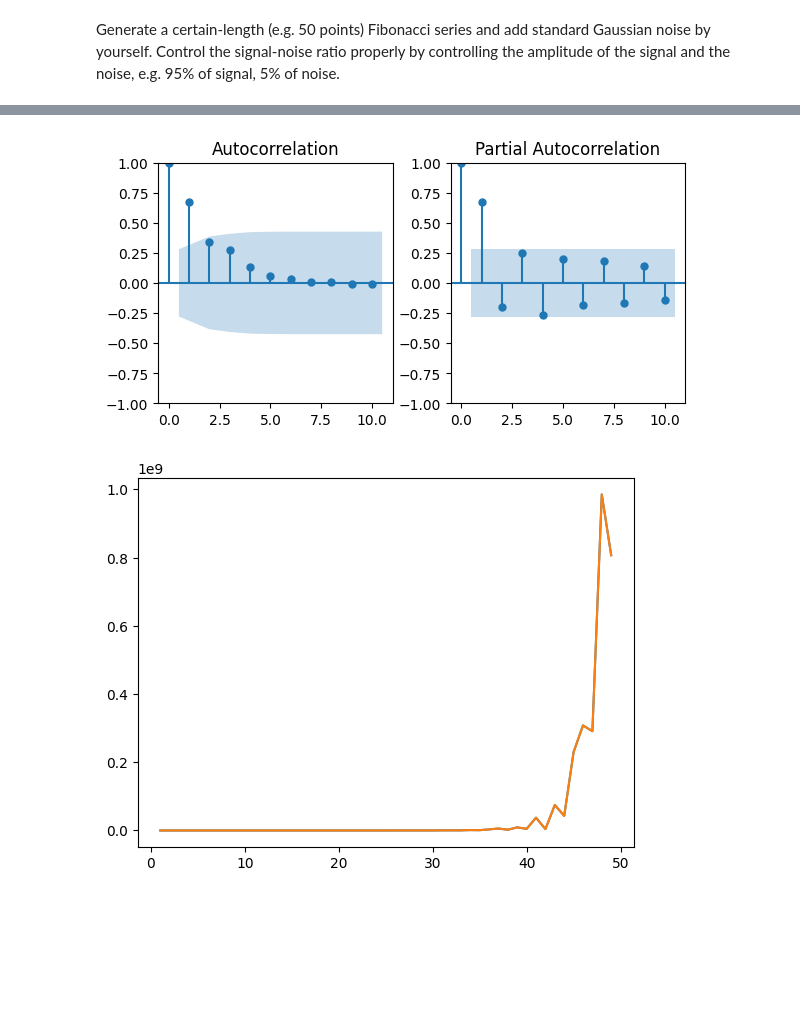
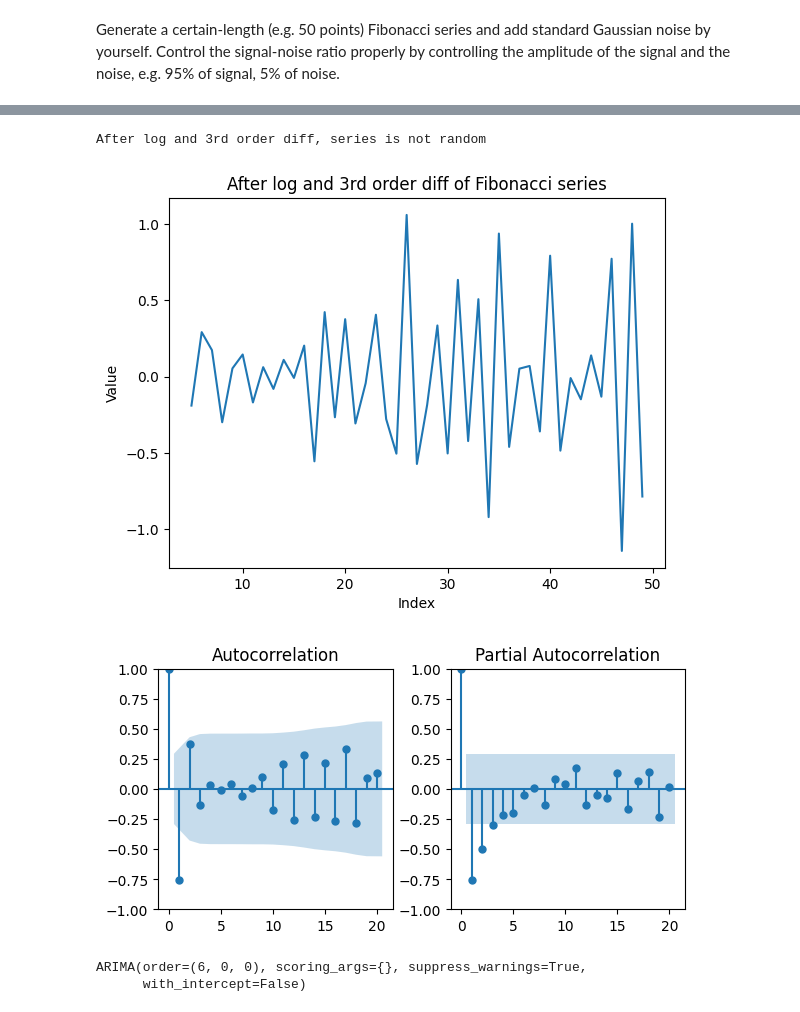
Before and after one commit to BeethovenKodar/IL2233-Project, a Jupyter notebook: 1-task.ipynb, the cells around one changed output, grey strips where cells are left out. Drawn from its saved outputs; the diff is of its cells as text; code cells hidden in the pictures; blank space fills up the shorter version.

```diff
--- a/1-task.ipynb
+++ b/1-task.ipynb
@@ -252,13 +256,19 @@ plotdata(ARMA_series, ARMA_pred, arma_title, SAMPLE_SIZE, 4)
 # %% [markdown]
 Generate a certain-length (e.g. 50 points) Fibonacci series and add standard Gaussian noise by yourself. Control the signal-noise ratio properly by controlling the amplitude of the signal and the noise, e.g. 95% of signal, 5% of noise.
 # %%
-# create a fibonacci series of length 50
 LEN = 50
-fibonacci = Series(np.zeros(LEN), dtype=int)
-fibonacci[1] = 1
+fib_series = Series(np.zeros(LEN), dtype=int)
+
+fib_series[1] = 1
 for i in range(2, LEN):
-    fibonacci[i] = int(fibonacci[i-1] + fibonacci[i-2]) + np.random.normal(0, fibonacci[i-1]*0.3)
+    fib_series[i] = int(fib_series[i-1] + fib_series[i-2]) + np.random.normal(0, fib_series[i-1]*0.25)
 
-fibonacci.plot(figsize=(5, 2), kind='line', xlabel='Time', ylabel='Value (log)', title='Fibonacci series')
+plt.figure(figsize=(8, 5))
+plt.plot(fib_series, marker='o', linestyle='-', color='blue')
+plt.yscale('log')
+plt.xlabel('Time')
+plt.ylabel('Value (log)')
+plt.title('Fibonacci series')
+
 plt.show()
 # %% [output]
@@ -268,17 +278,22 @@ Before creating the ARIMA model, its parameters p,d,q must be determined.
 # %%
+log_3od_series = np.log(fib_series[2:]).diff().diff().diff().dropna()
+print(f"After log and 3rd order diff, series is {'' if israndom(log_3od_series, 0.05) else 'not '}random")
+log_3od_series.plot().set_title('After log and 3rd order diff of Fibonacci series')
+plt.xlabel('Index')
+plt.ylabel('Value')
+plt.show()
+
 fig, axes = plt.subplots(nrows=1, ncols=2, figsize=(6, 3))
 fig.subplots_adjust()
 fig.tight_layout()
-plot_acf(fibonacci.diff().dropna(), lags=10, ax=axes[0])
-plot_pacf(fibonacci.diff().dropna(), lags=10, ax=axes[1], method='ywm')
+plot_acf(log_3od_series, lags=20, ax=axes[0])
+plot_pacf(log_3od_series, lags=20, ax=axes[1], method='ywm')
 plt.show()
-plt.plot(fibonacci.diff().dropna())
-fibonacci.diff().plot()
-plt.show()
-auto_arima(fibonacci.diff().dropna(), start_p=0, max_p=6, d=1, start_q=0, max_q=6, seasonal=False, information_criterion='aic')
-q = 1
-p = 0
-d = 1
+
+auto_arima(log_3od_series, start_p=0, max_p=10, d=0, start_q=0, max_q=10, seasonal=False, information_criterion='aic')
 # %% [output]
+After log and 3rd order diff, series is not random
-[figure, old version]
+[figure, new version]
-[figure, old version]
+[figure, new version]
+ARIMA(order=(6, 0, 0), scoring_args={}, suppress_warnings=True,
+      with_intercept=False)
```
Also changed, not shown: parts of 5 cells of this notebook.
